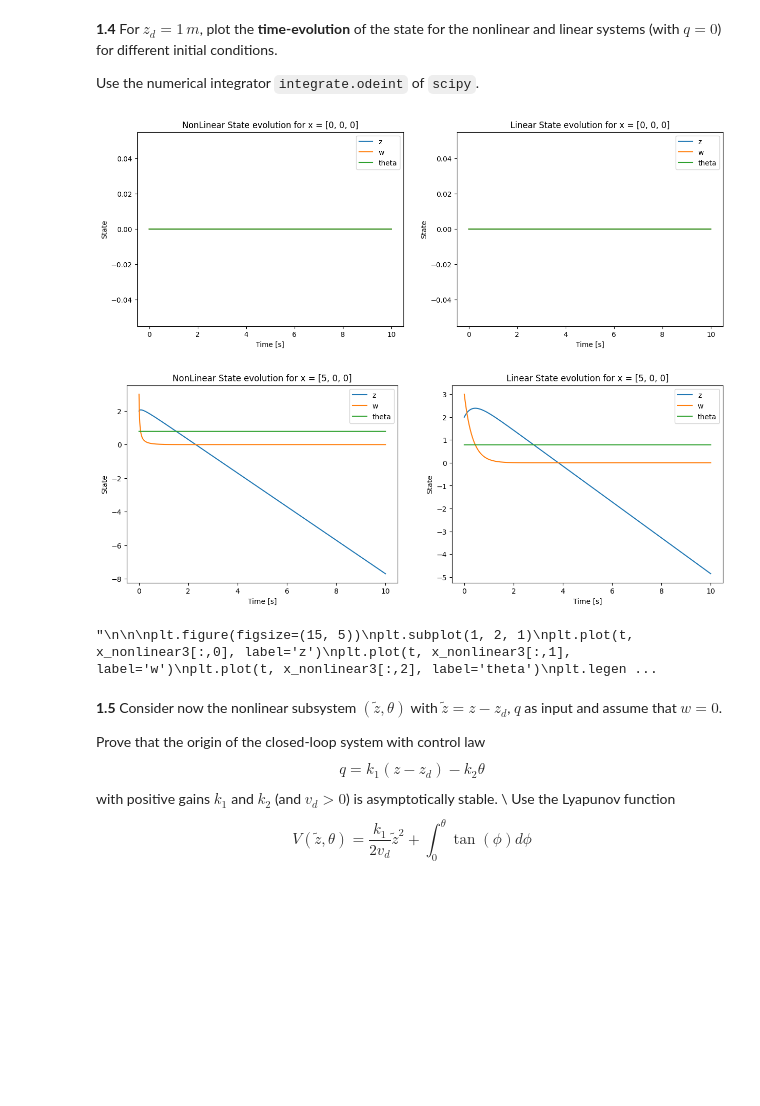
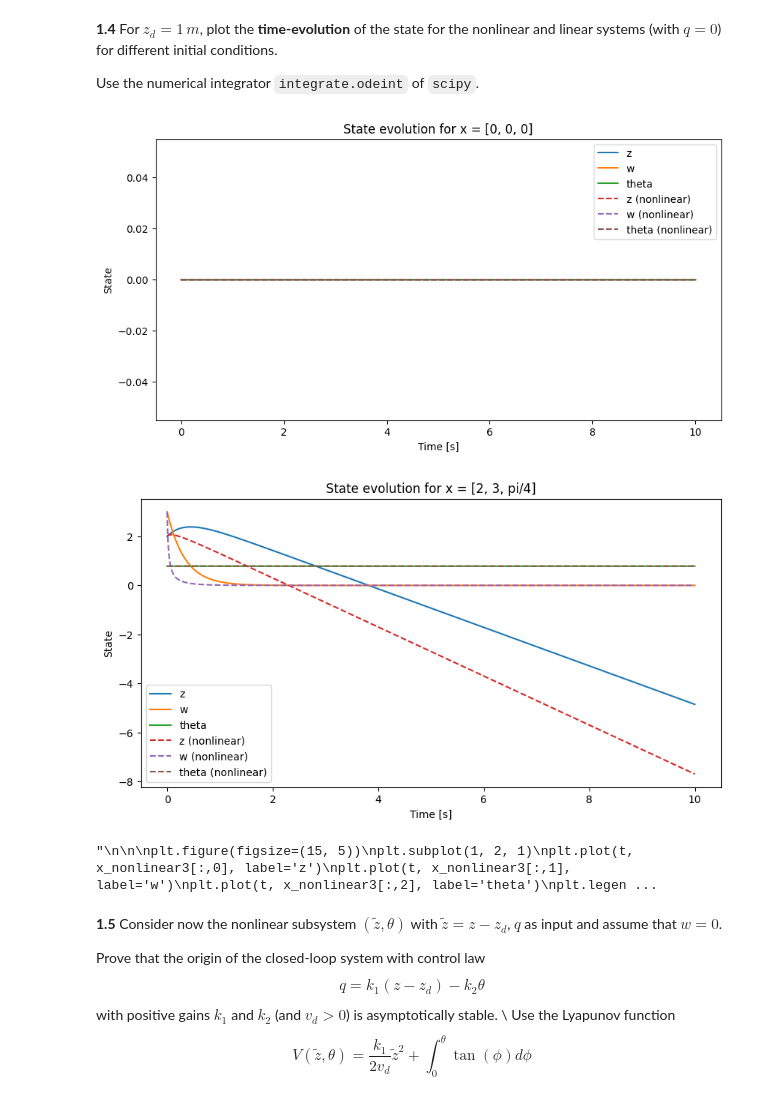
Before and after one commit to Xizesse/CO_project1, a Jupyter notebook: CO_project1.ipynb, the cells around one changed output. Saved outputs shown, nothing was run; the diff lists cells and outputs as text; code cells hidden in the pictures; blank space fills up the shorter version.

```diff
--- a/CO_project1.ipynb
+++ b/CO_project1.ipynb
@@ -385,47 +385,37 @@ x_nonlinear5 = integrate.odeint(nonlinear_system, x5, t)
 x_linear5 = integrate.odeint(linear_system, x5, t)
 
 ### Plotting
-##non linear and linear side by side
-plt.figure(figsize=(15, 5))
-plt.subplot(1, 2, 1)
-plt.plot(t, x_nonlinear1[:,0], label='z')
-plt.plot(t, x_nonlinear1[:,1], label='w')
-plt.plot(t, x_nonlinear1[:,2], label='theta')
+##non linear and linear in the same plot but the non linear is dashed
+
+plt.figure(figsize=(10, 5))
+
+plt.plot(t, x_linear1[:,0], label='z')
+plt.plot(t, x_linear1[:,1], label='w')
+plt.plot(t, x_linear1[:,2], label='theta')
+
+plt.plot(t, x_nonlinear1[:,0], label='z (nonlinear)', linestyle='--')
+plt.plot(t, x_nonlinear1[:,1], label='w (nonlinear)', linestyle='--')
+plt.plot(t, x_nonlinear1[:,2], label='theta (nonlinear)', linestyle='--')
 plt.legend()
 plt.xlabel('Time [s]')
 plt.ylabel('State')
-plt.title('NonLinear State evolution for x = [0, 0, 0]')
+plt.title('State evolution for x = [0, 0, 0]')
 
 
-plt.subplot(1, 2, 2)
-plt.plot(t, x_linear1[:,0], label='z')
-plt.plot(t, x_linear1[:,1], label='w')
-plt.plot(t, x_linear1[:,2], label='theta')
+plt.figure(figsize=(10, 5))
+plt.plot(t, x_linear2[:,0], label='z')
+plt.plot(t, x_linear2[:,1], label='w')
+plt.plot(t, x_linear2[:,2], label='theta')
+
+plt.plot(t, x_nonlinear2[:,0], label='z (nonlinear)', linestyle='--')
+plt.plot(t, x_nonlinear2[:,1], label='w (nonlinear)', linestyle='--')
+plt.plot(t, x_nonlinear2[:,2], label='theta (nonlinear)', linestyle='--')
 plt.legend()
 plt.xlabel('Time [s]')
 plt.ylabel('State')
-plt.title('Linear State evolution for x = [0, 0, 0]')
-plt.show()
+plt.title('State evolution for x = [2, 3, pi/4]')
 
 
-plt.figure(figsize=(15, 5))
-plt.subplot(1, 2, 1)
-plt.plot(t, x_nonlinear2[:,0], label='z')
-plt.plot(t, x_nonlinear2[:,1], label='w')
-plt.plot(t, x_nonlinear2[:,2], label='theta')
-plt.legend()
-plt.xlabel('Time [s]')
-plt.ylabel('State')
-plt.title('NonLinear State evolution for x = [5, 0, 0]')
-
-plt.subplot(1, 2, 2)
-plt.plot(t, x_linear2[:,0], label='z')
-plt.plot(t, x_linear2[:,1], label='w')
-plt.plot(t, x_linear2[:,2], label='theta')
-plt.legend()
-plt.xlabel('Time [s]')
-plt.ylabel('State')
-plt.title('Linear State evolution for x = [5, 0, 0]')
 plt.show()
 
 """
@@ -465,35 +455,35 @@ plt.subplot(1, 2, 2)
 plt.plot(t, x_linear4[:,0], label='z')
 plt.plot(t, x_linear4[:,1], label='w')
 plt.plot(t, x_linear4[:,2], label='theta')
 plt.legend()
 plt.xlabel('Time [s]')
 plt.ylabel('State')
 plt.title('Linear State evolution for x = [0, 0, 5]')
 plt.show()
 
 plt.figure(figsize=(15, 5))
 plt.subplot(1, 2, 1)
 plt.plot(t, x_nonlinear5[:,0], label='z')
 plt.plot(t, x_nonlinear5[:,1], label='w')
 plt.plot(t, x_nonlinear5[:,2], label='theta')
 plt.legend()
 plt.xlabel('Time [s]')
 plt.ylabel('State')
 plt.title('NonLinear State evolution for x = [0, 5, 5]')
 
 plt.subplot(1, 2, 2)
 plt.plot(t, x_linear5[:,0], label='z')
 plt.plot(t, x_linear5[:,1], label='w')
 plt.plot(t, x_linear5[:,2], label='theta')
 plt.legend()
 plt.xlabel('Time [s]')
 plt.ylabel('State')
 plt.title('Linear State evolution for x = [0, 5, 5]')
 plt.show()
 """
 # %% [output]
-[figure, old version]
+[figure, new version]
-[figure, old version]
+[figure, new version]
 "\n\n\nplt.figure(figsize=(15, 5))\nplt.subplot(1, 2, 1)\nplt.plot(t, x_nonlinear3[:,0], label='z')\nplt.plot(t, x_nonlinear3[:,1], label='w')\nplt.plot(t, x_nonlinear3[:,2], label='theta')\nplt.legen ...
 # %% [markdown]
 **1.5**
```
